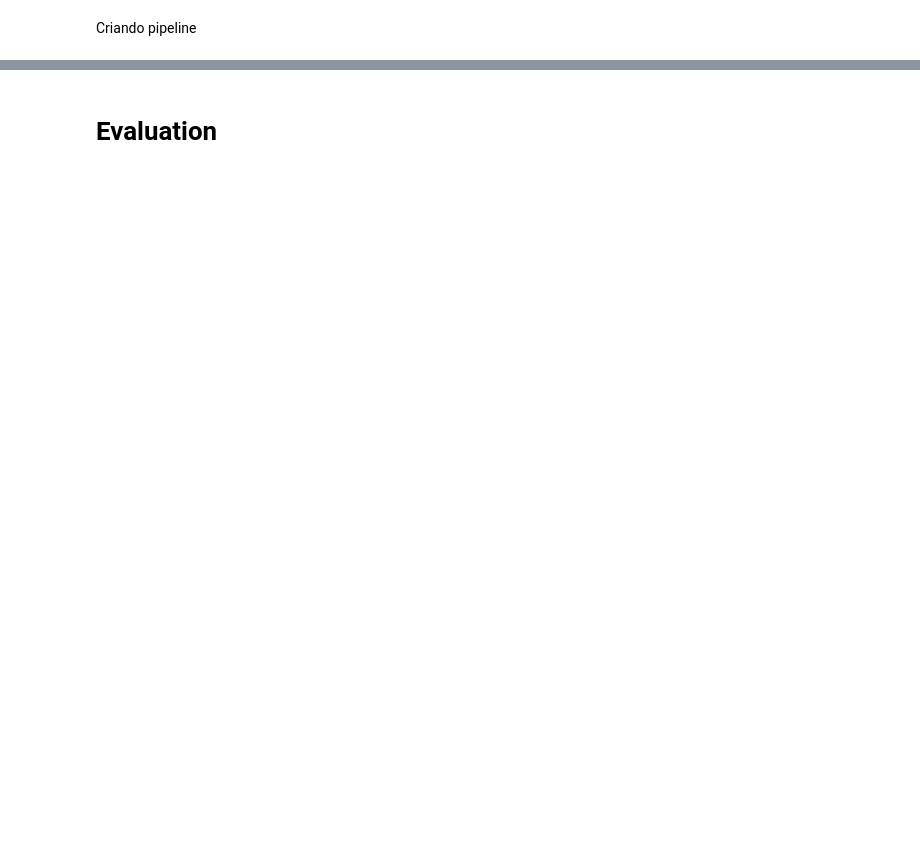
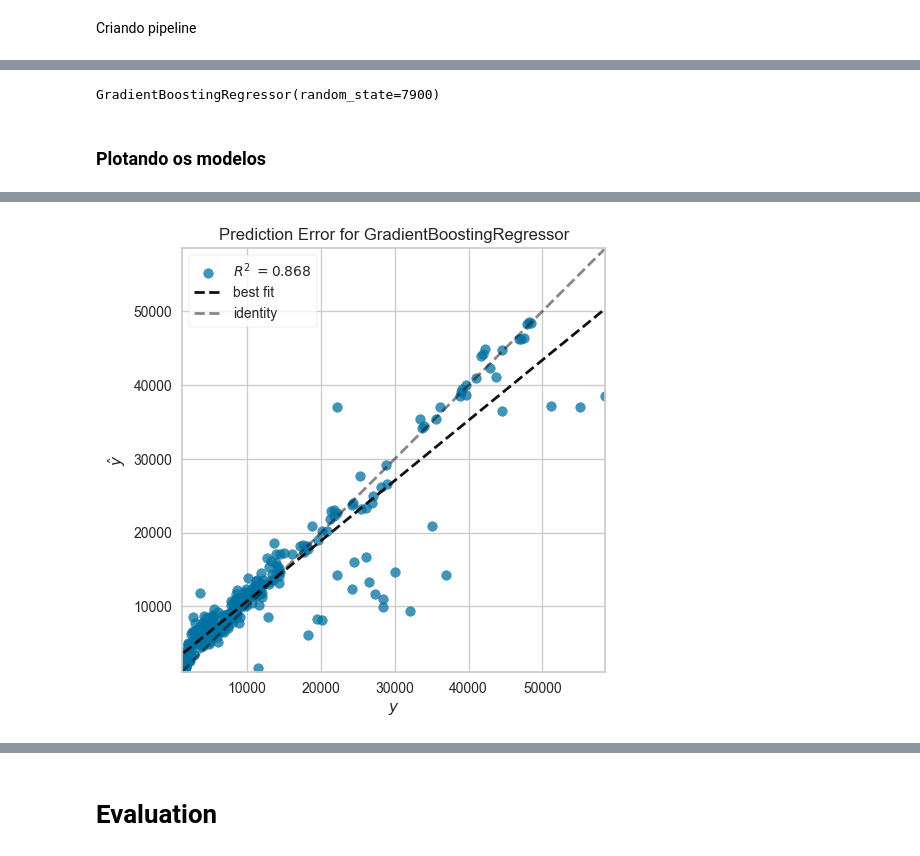
Before and after one commit to gabrielcapela/AutoML-Projects, a Jupyter notebook: Regression/health_insurance_cost_prediction.ipynb, the cells around one changed output, grey strips where cells are left out. Cells and saved outputs as stored; diff of their text form; code cells hidden in the pictures; blank space fills up the shorter version.

```diff
--- a/Regression/health_insurance_cost_prediction.ipynb
+++ b/Regression/health_insurance_cost_prediction.ipynb
@@ -195,0 +222,3 @@ reg = setup(data = train,
+# %%
+# instanciando o modelo
+gbr = create_model('gbr')
@@ -195,0 +249,3 @@ reg = setup(data = train,
+# %%
+# tuning de parâmetros
+tuned_gbr = tune_model(gbr, optimize='R2')
@@ -195,0 +271,11 @@ reg = setup(data = train,
+# %%
+# veriificando os parâmetros
+print(tuned_gbr)
+# %% [output]
+GradientBoostingRegressor(random_state=7900)
+# %% [markdown]
+### Plotando os modelos
+# %%
+# plotando matriz de confusão
+plot_model(tuned_gbr, plot='error')
+# %% [output]
@@ -195,0 +283 @@ reg = setup(data = train,
+[figure, added]
```
Also changed, not shown: parts of 36 cells of this notebook.
